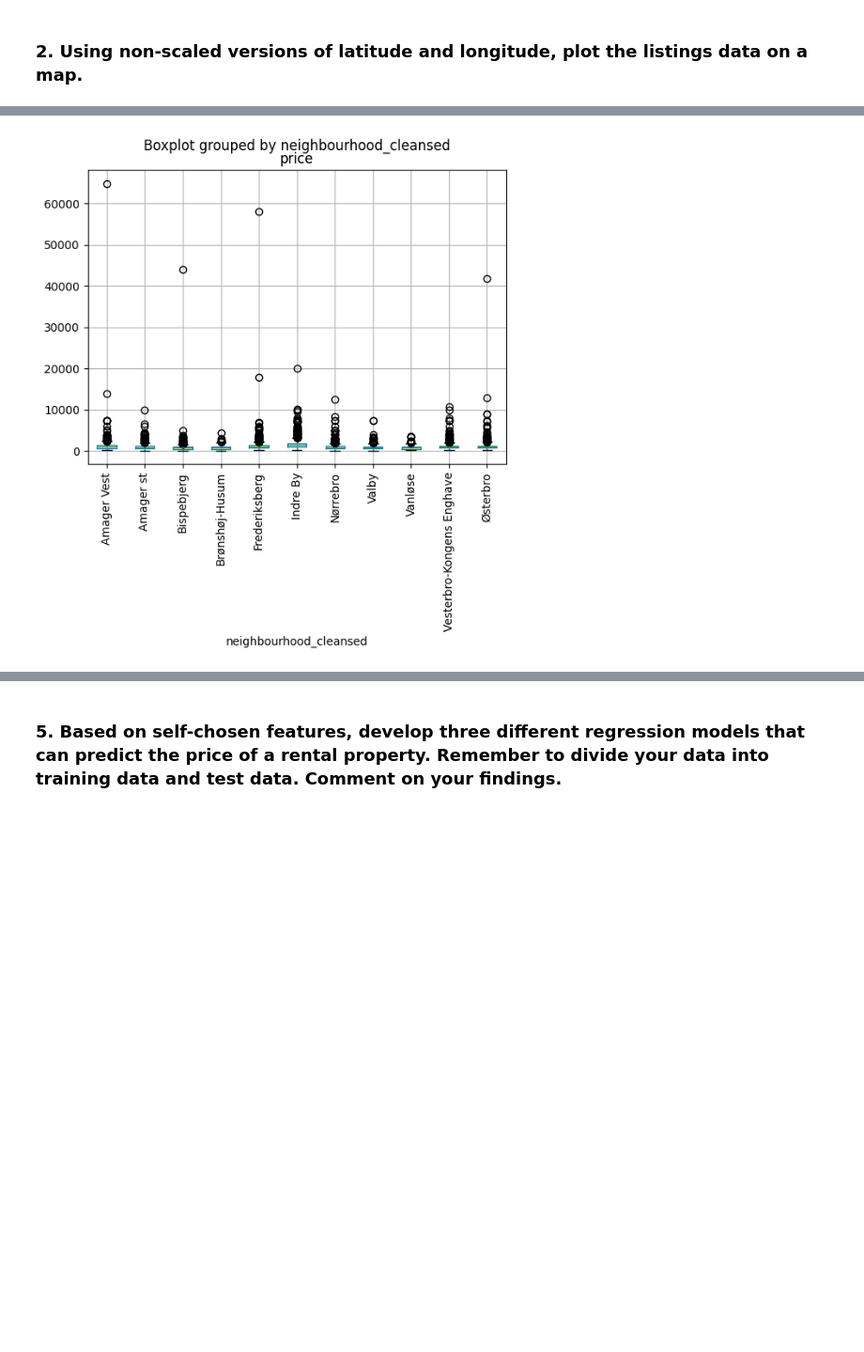
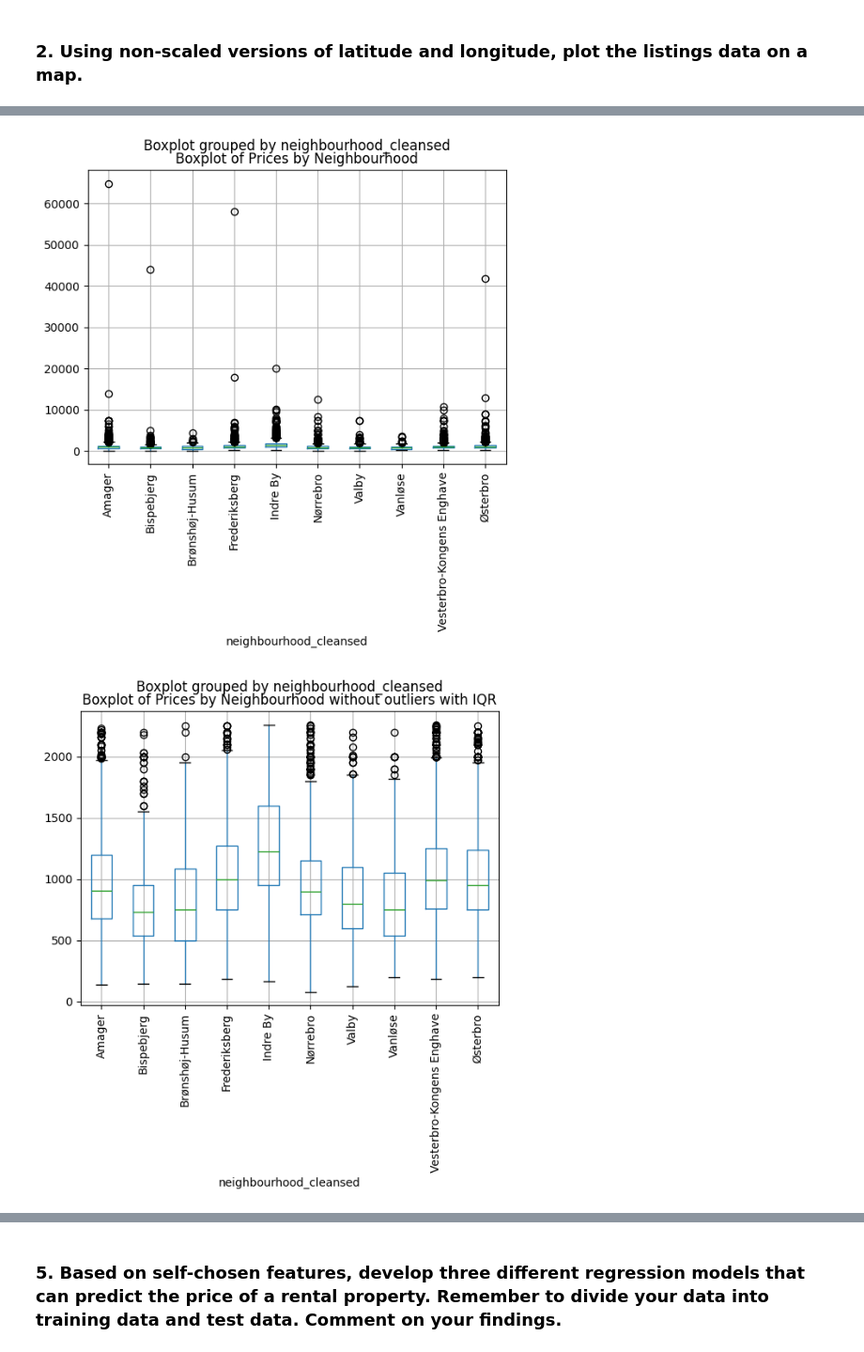
Before and after one commit to 00FA12/MAL-1, a Jupyter notebook: 1. Getting started - Copenhagen Airbnb.ipynb, the cells around one changed output, grey strips where cells are left out. Shown at 94% size. Drawn from its saved outputs; the diff is of its cells as text; code cells hidden in the pictures; blank space fills up the shorter version.

```diff
--- a/1. Getting started - Copenhagen Airbnb.ipynb
+++ b/1. Getting started - Copenhagen Airbnb.ipynb
@@ -164,10 +166,62 @@ for idx, row in data_filtered.iterrows():
-# %%
-import matplotlib.pyplot as plt
-
-data_filtered.boxplot(column='price', by='neighbourhood_cleansed', rot=90)
-
-plt.show()
-
-# TODO remove the outliers
-# %% [output]
-[figure, removed]
+# %%
+import matplotlib.pyplot as plt
+
+# Merge neighbourhoods with similar name
+data_filtered['neighbourhood_cleansed'] = data_filtered['neighbourhood_cleansed'].replace(
+    {'Amager Vest': 'Amager', 'Amager st': 'Amager'}
+)
+
+data_filtered.boxplot(column='price', by='neighbourhood_cleansed', rot=90)
+
+plt.title("Boxplot of Prices by Neighbourhood")
+
+plt.show()
+
+# removing the outliers based on IQR
+
+# Calculate Q1 (25th percentile) and Q3 (75th percentile)
+Q1 = data_filtered['price'].quantile(0.25)
+Q3 = data_filtered['price'].quantile(0.75)
+
+# Calculate the Interquartile Range (IQR)
+IQR = Q3 - Q1
+
+# Define the outlier boundaries
+lower_bound = Q1 - 1.5 * IQR
+upper_bound = Q3 + 1.5 * IQR
+
+# Filter the dataset to remove outliers
+data_filtered_no_outliers = data_filtered[(data_filtered['price'] >= lower_bound) & (data_filtered['price'] <= upper_bound)]
+
+# Now plot the boxplot without outliers
+data_filtered_no_outliers.boxplot(column='price', by='neighbourhood_cleansed', rot=90)
+
+plt.title("Boxplot of Prices by Neighbourhood without outliers with IQR")
+
+
+plt.show()
+
+# Remove the outliers based on the Standard deviation
+
+# Calculate the mean and standard deviation
+mean_price = data_filtered['price'].mean()
+std_price = data_filtered['price'].std()
+
+# Define the cutoff for removing outliers (3 standard deviations from the mean)
+cutoff = 3 * std_price
+lower_bound = mean_price - cutoff
+upper_bound = mean_price + cutoff
+
+# Filter the dataset to remove outliers
+data_filtered_no_outliers = data_filtered[(data_filtered['price'] >= lower_bound) & (data_filtered['price'] <= upper_bound)]
+
+# Now plot the boxplot without outliers
+data_filtered_no_outliers.boxplot(column='price', by='neighbourhood_cleansed', rot=90)
+
+plt.title("Boxplot of Prices by Neighbourhood without outliers with Standard Deviation")
+
+
+plt.show()
+# %% [output]
+[figure, added]
+[figure, added]
```
Also changed, not shown: parts of 9 cells of this notebook.
